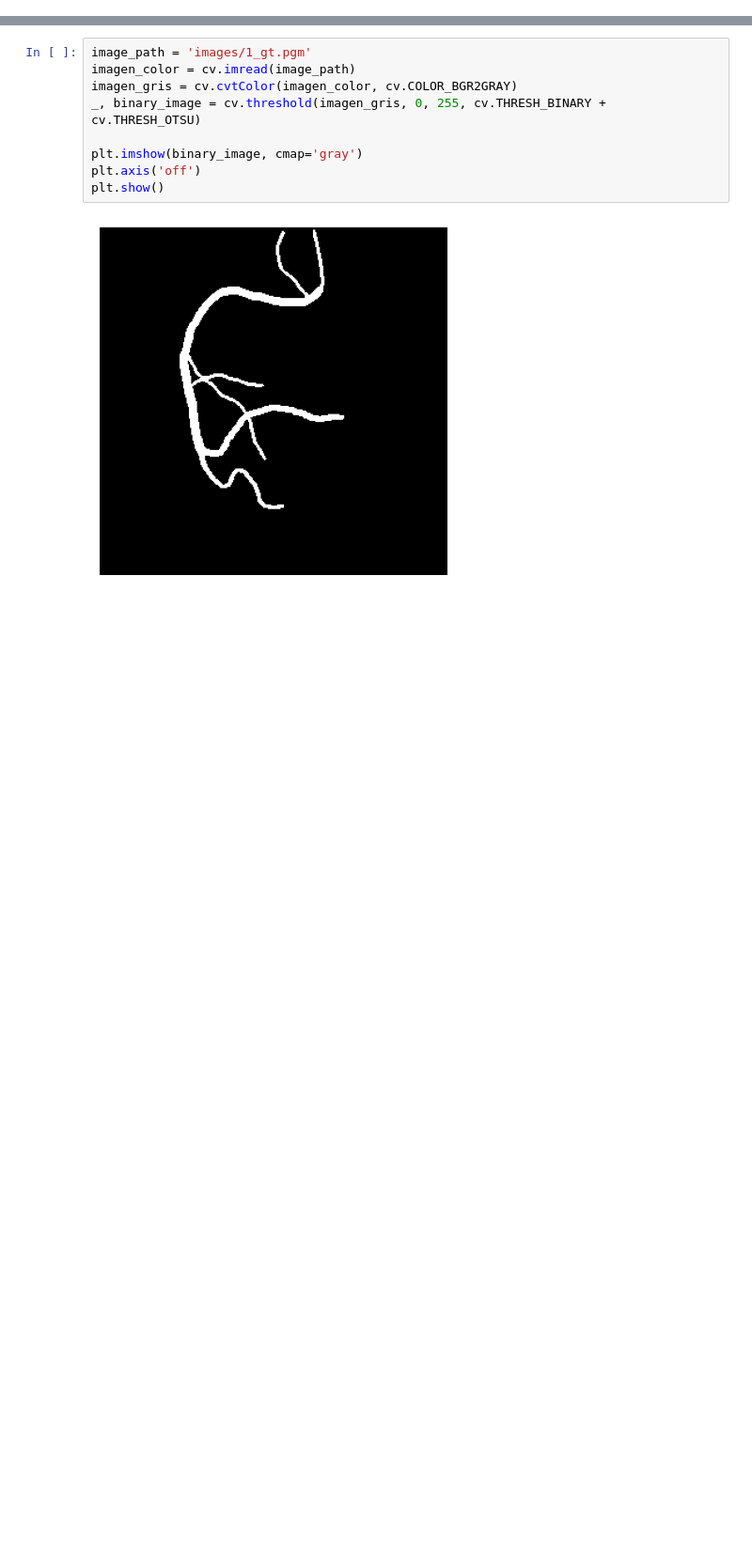
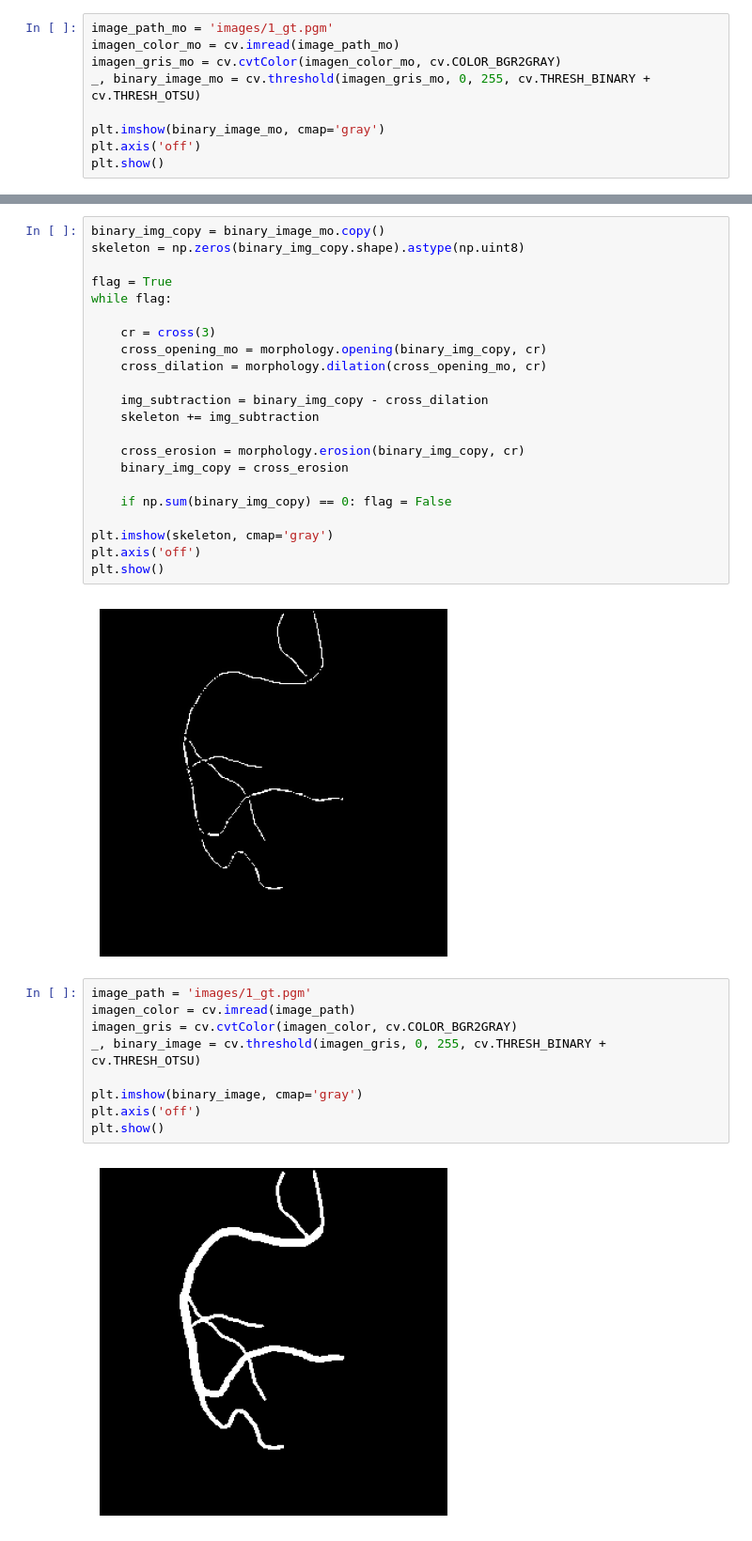
Before and after one commit to MGonza20/Proyecto01_VC_UVG, a Jupyter notebook: Problema02.ipynb, the cells around one changed output, grey strips where cells are left out. Shown at 94% size. Drawn from its saved outputs; the diff is of its cells as text; blank space fills up the shorter version.

Commit message:
Skeletonize

```diff
--- a/Problema02.ipynb
+++ b/Problema02.ipynb
@@ -11,0 +26,9 @@ from skimage.measure import approximate_polygon
+# %%
+image_path_mo = 'images/1_gt.pgm'
+imagen_color_mo = cv.imread(image_path_mo)
+imagen_gris_mo = cv.cvtColor(imagen_color_mo, cv.COLOR_BGR2GRAY)
+_, binary_image_mo = cv.threshold(imagen_gris_mo, 0, 255, cv.THRESH_BINARY + cv.THRESH_OTSU)
+
+plt.imshow(binary_image_mo, cmap='gray')
+plt.axis('off')
+plt.show()
@@ -12,3 +37,27 @@ from skimage.measure import approximate_polygon
+# %%
+binary_img_copy = binary_image_mo.copy()
+skeleton = np.zeros(binary_img_copy.shape).astype(np.uint8)
+
+flag = True
+while flag:
+
+    cr = cross(3)
+    cross_opening_mo = morphology.opening(binary_img_copy, cr)
+    cross_dilation = morphology.dilation(cross_opening_mo, cr)
+
+    img_subtraction = binary_img_copy - cross_dilation
+    skeleton += img_subtraction
+
+    cross_erosion = morphology.erosion(binary_img_copy, cr)
+    binary_img_copy = cross_erosion
+
+    if np.sum(binary_img_copy) == 0: flag = False
+
+plt.imshow(skeleton, cmap='gray')
+plt.axis('off')
+plt.show()
+# %% [output]
+[figure, added]
 # %%
 image_path = 'images/1_gt.pgm'
 imagen_color = cv.imread(image_path)
```
Also changed, not shown: parts of 3 cells of this notebook.
